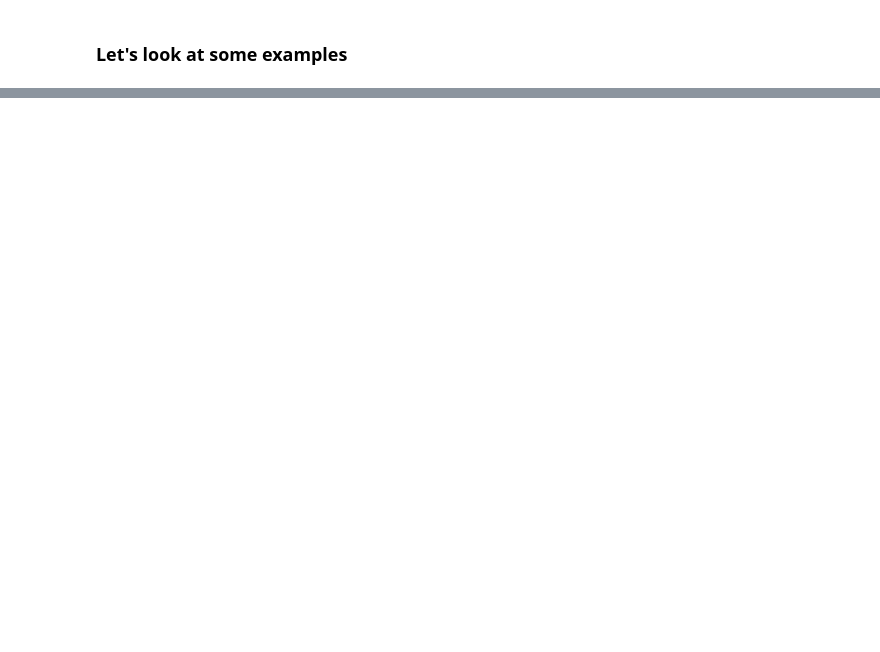
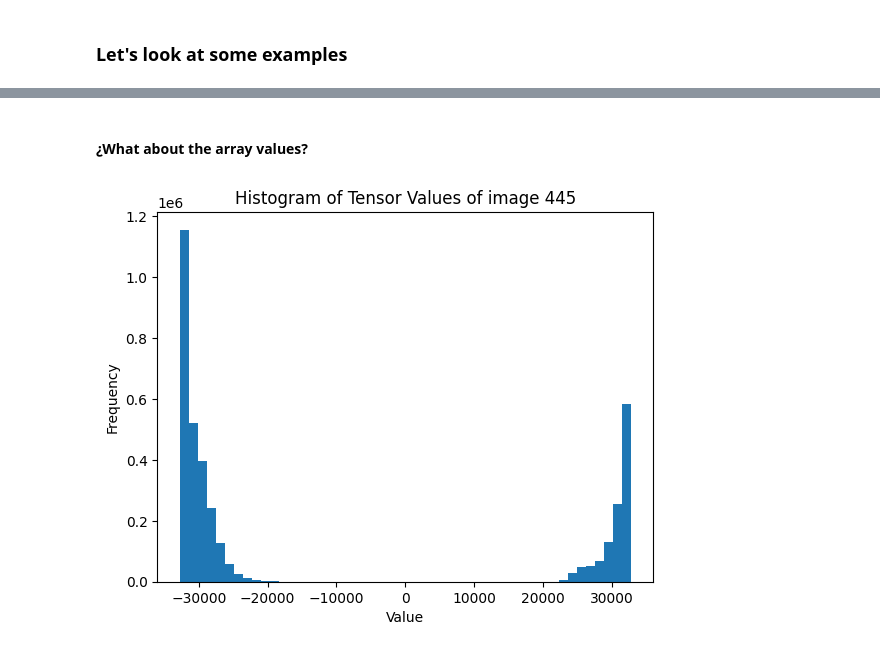
Before and after one commit to DavidFM43/blood-vessel-segmentation, a Jupyter notebook: edas/kidney_1_voi.ipynb, the cells around one changed output, grey strips where cells are left out. Cells and saved outputs as stored; diff of their text form; code cells hidden in the pictures; blank space fills up the shorter version.

```diff
--- a/edas/kidney_1_voi.ipynb
+++ b/edas/kidney_1_voi.ipynb
@@ -106,0 +116,16 @@ plt.show()
+# %% [markdown]
+#### ¿What about the array values?
+# %%
+idx = random.randint(0, len(k1_voi_imgs))
+
+image = ToTensor()(Image.open(k1_voi_path + "images/" + k1_voi_imgs[idx]))
+
+plt.hist(image.view(-1).numpy(), 50)
+
+plt.title(f'Histogram of Tensor Values of image {idx}')
+plt.xlabel('Value')
+plt.ylabel('Frequency')
+
+plt.show()
+# %% [output]
+[figure, added]
```
Also changed, not shown: parts of 9 cells of this notebook, 1 other file.
